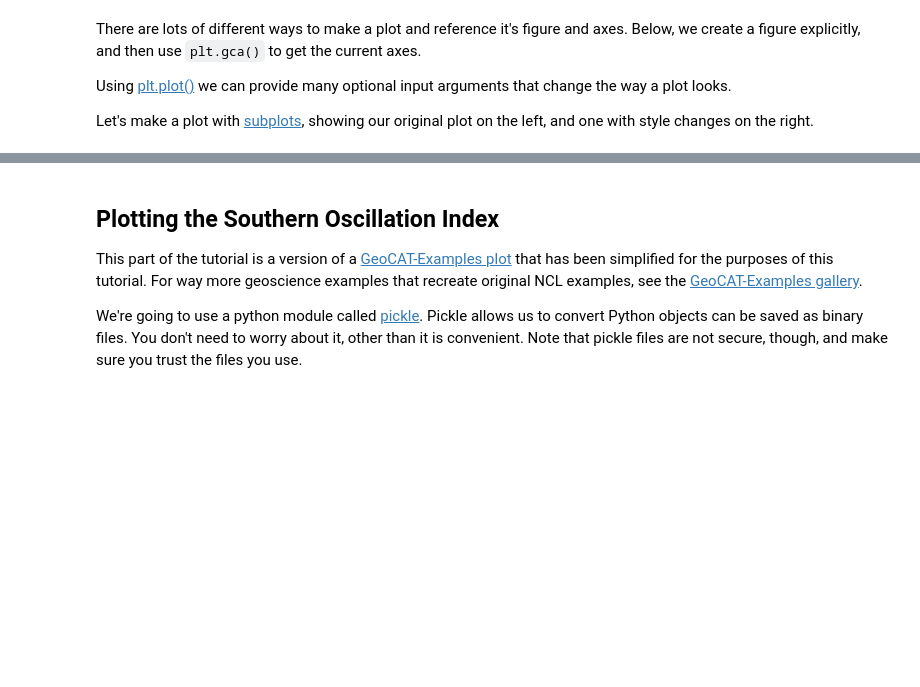
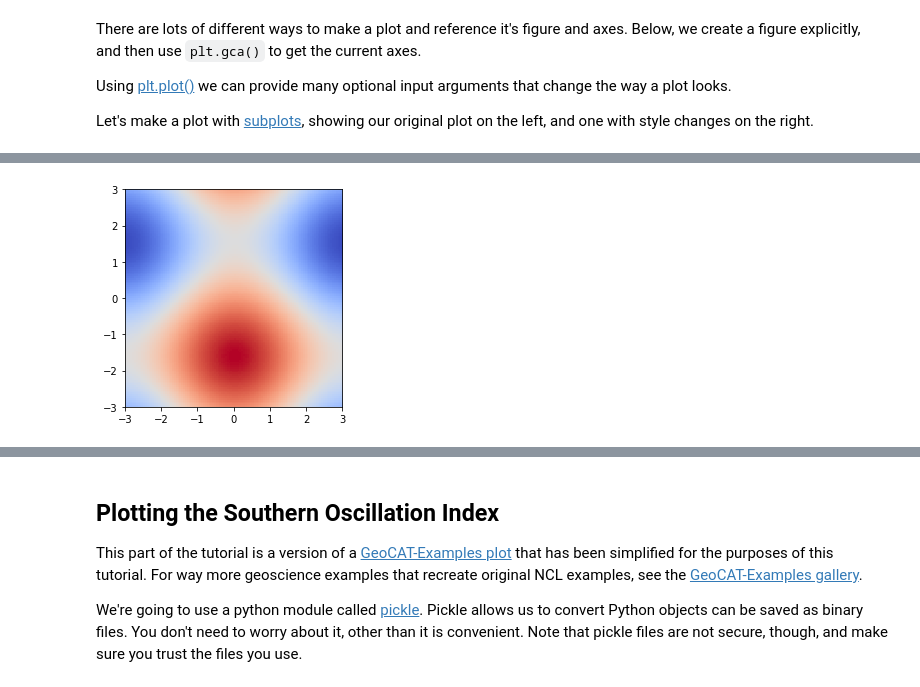
Before and after one commit to anissa111/matplotlib-tutorial, a Jupyter notebook: matplotlib-tutorial.ipynb, the cells around one changed output, grey strips where cells are left out. Saved outputs shown, nothing was run; the diff lists cells and outputs as text; code cells hidden in the pictures; blank space fills up the shorter version.

```diff
--- a/matplotlib-tutorial.ipynb
+++ b/matplotlib-tutorial.ipynb
@@ -84,0 +116,5 @@ ax[1].plot(x,y, color='red', ls='--', marker='*',
+# %%
+im = ax.imshow(Z, interpolation='none', cmap='coolwarm', extent=[-3,3,-3,3])
+fig
+# %% [output]
+[figure, added]
```
Also changed, not shown: parts of 19 cells of this notebook, 1 other file.
